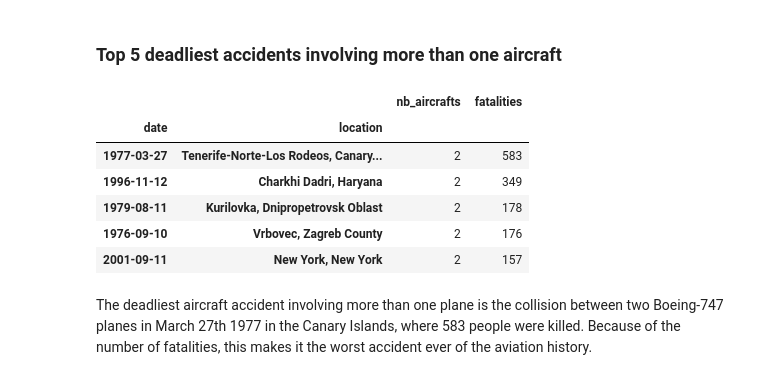
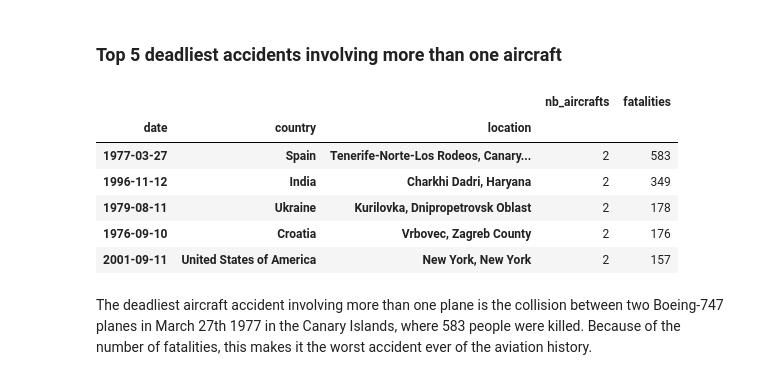
Before and after one commit to nadpierre/aircraft-crashes-clustering-project, a Jupyter notebook: data_analysis.ipynb, the cells around one changed output. Cells and saved outputs as stored; diff of their text form; code cells hidden in the pictures.

```diff
--- a/data_analysis.ipynb
+++ b/data_analysis.ipynb
@@ -203,16 +203,16 @@ display(Image(url='https://www.baaa-acro.com/sites/default/files/crash/images/JA
 ### Top 5 deadliest accidents involving more than one aircraft
 # %%
 # Get accidents involving multiple aircrafts
-result = df.groupby(['date', 'location']).agg(nb_aircrafts=('date', 'size'), fatalities=('fatalities', 'sum'))
+result = df.groupby(['date', 'country', 'location']).agg(nb_aircrafts=('date', 'size'), fatalities=('fatalities', 'sum'))
 result[result['nb_aircrafts'] > 1].nlargest(n=5, columns='fatalities')
 # %% [output]
-|  |  | nb_aircrafts | fatalities |
-| date | location |  |  |
-| 1977-03-27 | Tenerife-Norte-Los Rodeos, Canary... | 2 | 583 |
-| 1996-11-12 | Charkhi Dadri, Haryana | 2 | 349 |
-| 1979-08-11 | Kurilovka, Dnipropetrovsk Oblast | 2 | 178 |
-| 1976-09-10 | Vrbovec, Zagreb County | 2 | 176 |
-| 2001-09-11 | New York, New York | 2 | 157 |
+|  |  |  | nb_aircrafts | fatalities |
+| date | country | location |  |  |
+| 1977-03-27 | Spain | Tenerife-Norte-Los Rodeos, Canary... | 2 | 583 |
+| 1996-11-12 | India | Charkhi Dadri, Haryana | 2 | 349 |
+| 1979-08-11 | Ukraine | Kurilovka, Dnipropetrovsk Oblast | 2 | 178 |
+| 1976-09-10 | Croatia | Vrbovec, Zagreb County | 2 | 176 |
+| 2001-09-11 | United States of America | New York, New York | 2 | 157 |
 # %% [markdown]
 The deadliest aircraft accident involving more than one plane is the collision between two Boeing-747 planes in March 27th 1977 in the Canary Islands, where 583 people were killed. Because of the number of fatalities, this makes it the worst accident ever of the aviation history.
 # %%
```
Also changed, not shown: parts of 15 cells of this notebook, 6 other files.
